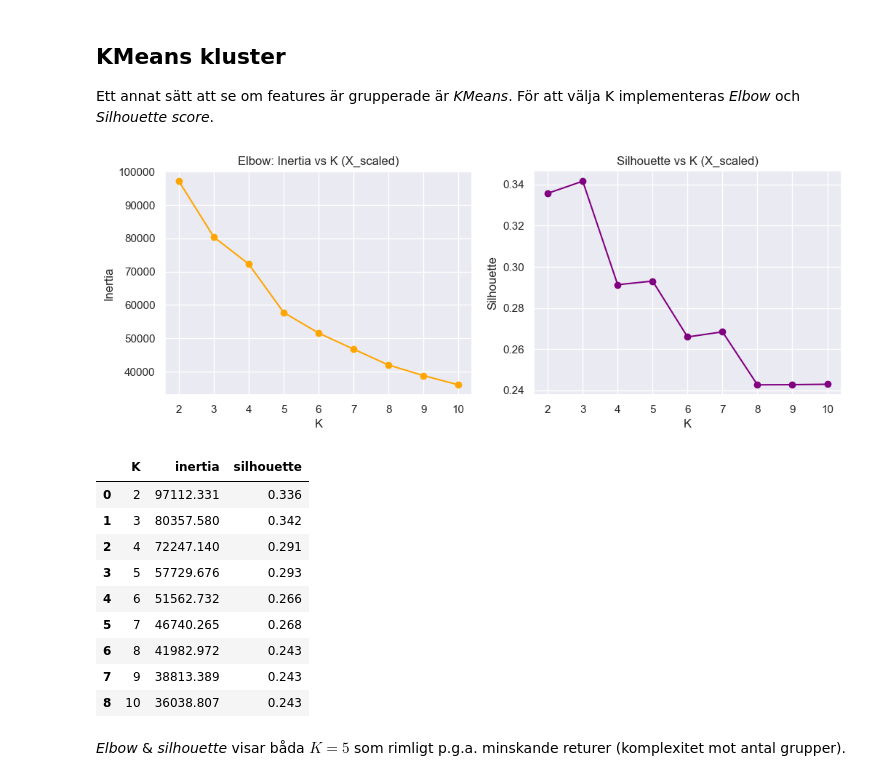
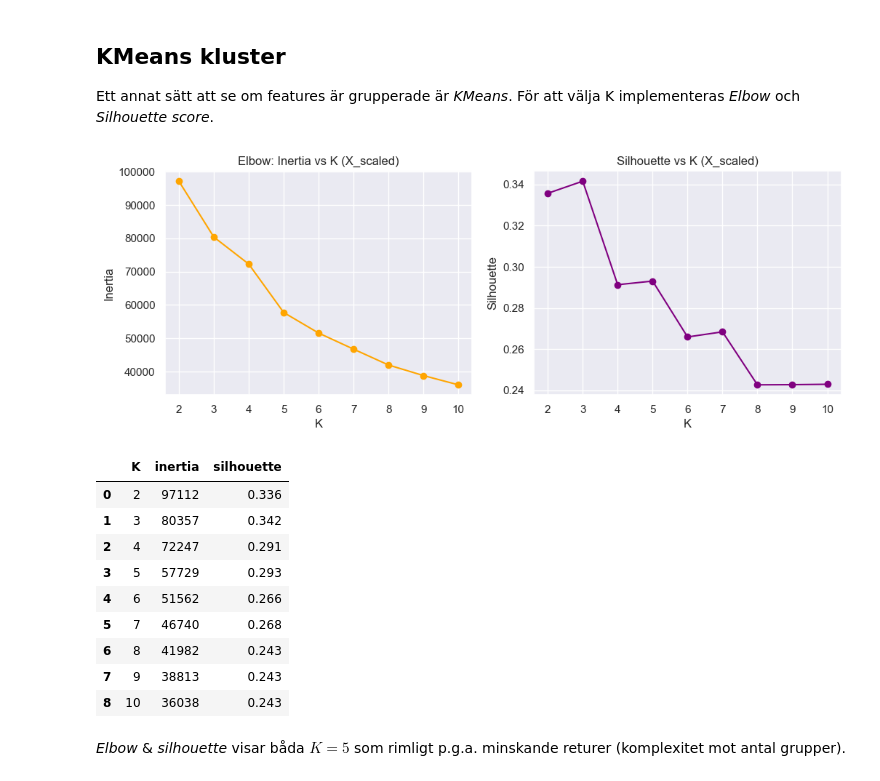
Before and after one commit to MaWe96/California-Housing-ML, a Jupyter notebook: notebook.ipynb, the cells around one changed output. Cells and saved outputs as stored; diff of their text form; code cells hidden in the pictures.

```diff
--- a/notebook.ipynb
+++ b/notebook.ipynb
@@ -640,43 +637,43 @@ range_k = range(2,11)
 
 inertias = []
 for k in range_k:
     km = KMeans(n_clusters=k, random_state=RANDOM_SEED, n_init=10)
     km.fit(X_scaled)
     inertias.append(km.inertia_)
 
 axes[0].plot(range_k, inertias,color="orange",marker="o")
 axes[0].set_xlabel("K")
 axes[0].set_ylabel("Inertia")
 axes[0].set_title("Elbow: Inertia vs K (X_scaled)")
 axes[0].grid(True)
 
 sil = []
 for k in range_k:
     km = KMeans(n_clusters=k, random_state=RANDOM_SEED, n_init=10)
     labels = km.fit_predict(X_scaled)
     sil.append(silhouette_score(X_scaled, labels))
 
 axes[1].plot(range_k, sil,color="purple",marker="o")
 axes[1].set_xlabel("K")
 axes[1].set_ylabel("Silhouette")
 axes[1].set_title("Silhouette vs K (X_scaled)")
 axes[1].grid(True)
 plt.show()
 
-results_df = pd.DataFrame({"K":list(range_k),"inertia":inertias,"silhouette":sil})
+results_df = pd.DataFrame({"K":list(range_k),"inertia":np.int32(inertias),"silhouette":sil})
 results_df.round(3)
 # %% [output]
 [figure]
 |  | K | inertia | silhouette |
-| 0 | 2 | 97112.331 | 0.336 |
-| 1 | 3 | 80357.580 | 0.342 |
-| 2 | 4 | 72247.140 | 0.291 |
-| 3 | 5 | 57729.676 | 0.293 |
-| 4 | 6 | 51562.732 | 0.266 |
-| 5 | 7 | 46740.265 | 0.268 |
-| 6 | 8 | 41982.972 | 0.243 |
-| 7 | 9 | 38813.389 | 0.243 |
-| 8 | 10 | 36038.807 | 0.243 |
+| 0 | 2 | 97112 | 0.336 |
+| 1 | 3 | 80357 | 0.342 |
+| 2 | 4 | 72247 | 0.291 |
+| 3 | 5 | 57729 | 0.293 |
+| 4 | 6 | 51562 | 0.266 |
+| 5 | 7 | 46740 | 0.268 |
+| 6 | 8 | 41982 | 0.243 |
+| 7 | 9 | 38813 | 0.243 |
+| 8 | 10 | 36038 | 0.243 |
 # %% [markdown]
 *Elbow* & *silhouette* visar båda $K=5$ som rimligt p.g.a. minskande returer (komplexitet mot antal grupper).
 # %%
```
Also changed, not shown: parts of 11 cells of this notebook, 1 other file.
